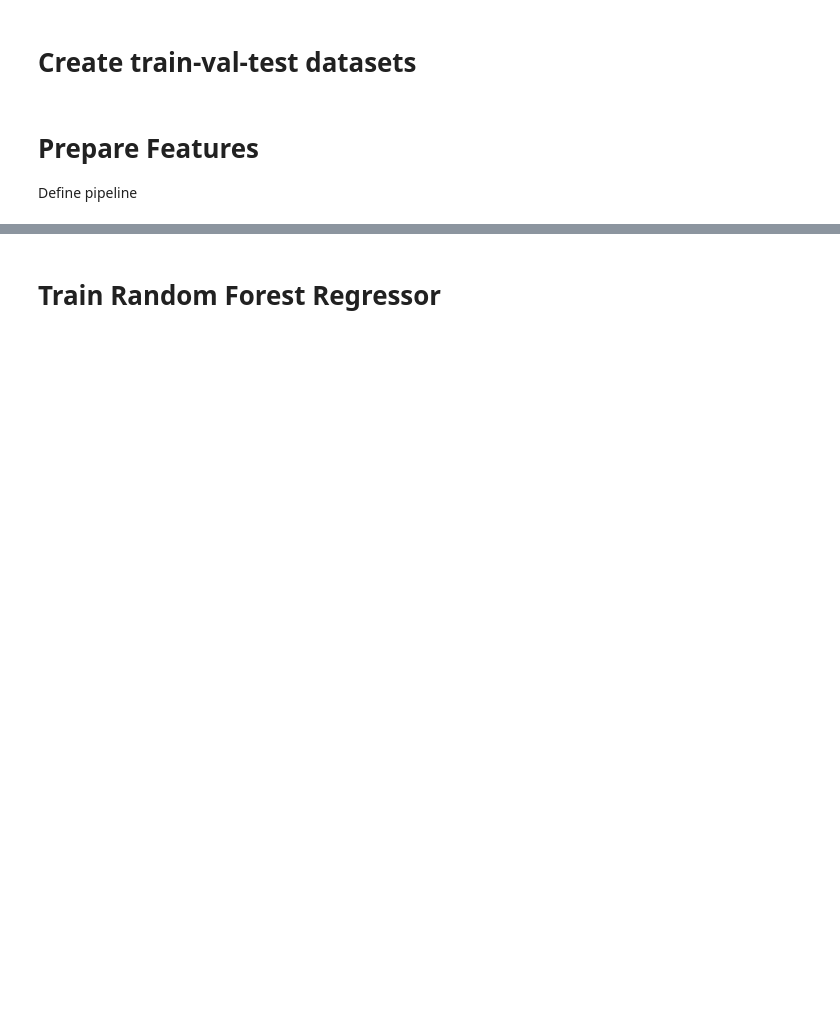
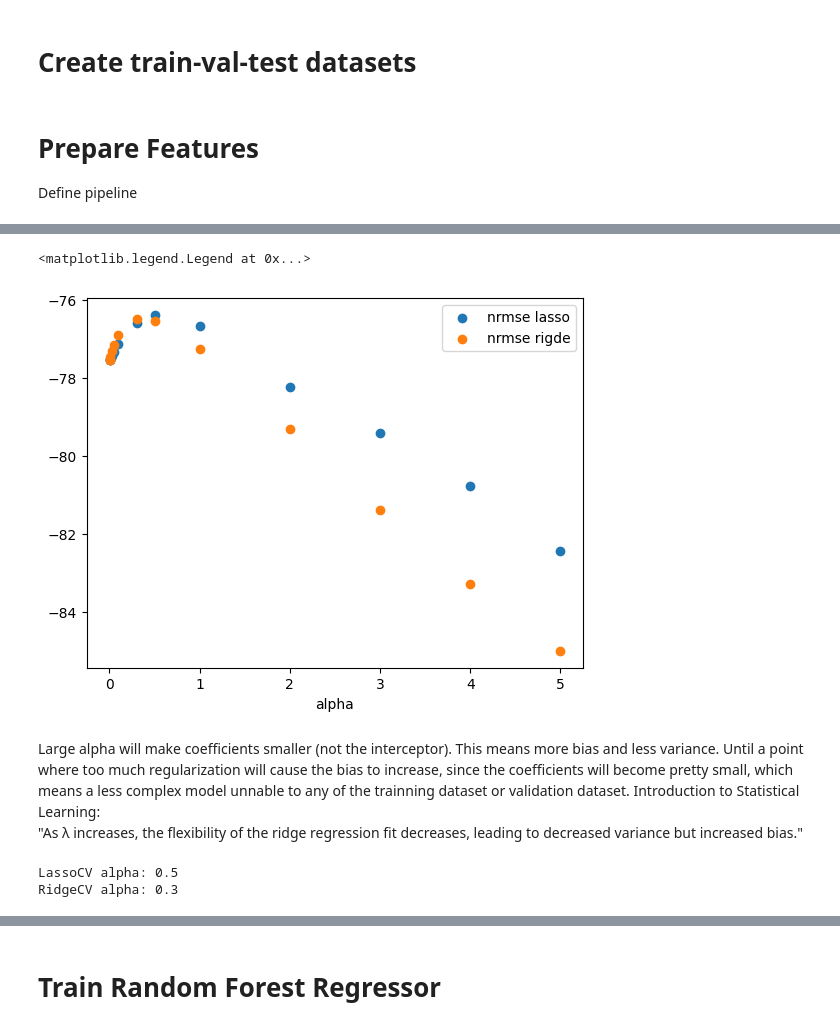
Before and after one commit to MarcosMJD/ml-fish-weight-predition, a Jupyter notebook: development/notebook.ipynb, the cells around one changed output, grey strips where cells are left out. Drawn from its saved outputs; the diff is of its cells as text; code cells hidden in the pictures; blank space fills up the shorter version.

```diff
--- a/development/notebook.ipynb
+++ b/development/notebook.ipynb
@@ -183,0 +444,10 @@ Define pipeline
+# %%
+# Keep cv=5 equals 20% for validation. ~25 samples for validation.
+# Trainning samples are already shuffled.
+# neg_root_mean_squared_error is just the negative of mean_squared_error. So the larger the better.
+scores = cross_val_score(train_pipeline, df_full_train, y_full_train, cv=5, scoring='neg_root_mean_squared_error')
+print(scores)
+cross_val_lin_reg = np.abs(scores.mean())
+print(f'mean(-rmse)={cross_val_lin_reg} std(-rmse)={scores.std()}')
+results["cross_val_lin_reg"] = cross_val_lin_reg
+results.T
@@ -183,0 +471,13 @@ Define pipeline
+# %%
+alphas = [5, 4, 3, 2, 1, 0.5, 0.3, 0.1, 0.05, 0.03, 0.01, 0.001, 0.0005]
+scores_lasso = []
+scores_ridge = []
+for alpha in alphas:
+  train_pipeline = make_pipeline(preprocessor, Lasso(fit_intercept=True, alpha=alpha, max_iter=100000))
+  scores = cross_val_score(train_pipeline, df_full_train, y_full_train, cv=5, scoring='neg_root_mean_squared_error')
+  scores_lasso.append((alpha,scores.mean()))
+  print(f'Lasso alpha={alpha} mean(-rmse)={scores.mean()} std(-rmse)={scores.std()}')
+  train_pipeline = make_pipeline(preprocessor, Ridge(fit_intercept=True, alpha=alpha, max_iter=100000))
+  scores = cross_val_score(train_pipeline, df_full_train, y_full_train, cv=5, scoring='neg_root_mean_squared_error')
+  scores_ridge.append((alpha, scores.mean()))
+  print(f'Ridge alpha={alpha} mean(-rmse)={scores.mean()} std(-rmse)={scores.std()}')
@@ -183,0 +502,5 @@ Define pipeline
+# %%
+results_lasso = pd.DataFrame(scores_lasso, columns=['alpha','nrmse']).sort_values('nrmse', ascending=False)
+best_lasso = results_lasso.iloc[0]
+results["cross_val_best_lasso"] = np.abs(best_lasso.nrmse)
+results.T
@@ -183,0 +518,5 @@ Define pipeline
+# %%
+results_ridge = pd.DataFrame(scores_ridge, columns=['alpha','nrmse']).sort_values('nrmse', ascending=False)
+best_ridge = results_ridge.iloc[0]
+results["cross_val_best_ridge"] = np.abs(best_ridge.nrmse)
+results.T
@@ -183,0 +534,26 @@ Define pipeline
+# %%
+plt.scatter(results_lasso["alpha"], results_lasso["nrmse"], label='nrmse lasso')
+plt.scatter(results_ridge["alpha"], results_ridge["nrmse"], label='nrmse rigde')
+plt.xlabel('alpha')
+plt.legend()
+# %% [output]
+<matplotlib.legend.Legend at 0x...>
+[figure, added]
+# %% [markdown]
+Large alpha will make coefficients smaller (not the interceptor). This means more bias and less variance. Until a point where too much regularization will cause the bias to increase, since the coefficients will become pretty small, which means a less complex model unnable to any of the trainning dataset or validation dataset.
+Introduction to Statistical Learning:
+"As λ increases, the flexibility of the ridge regression fit decreases, leading to decreased variance but increased bias."
+# %%
+# LassoCV will perform for each alpha, a crossvalidation (by default 5 folds)
+# LassoCV will be refitted on the full training dataset after finding the best combination of hyper-parameters.
+# R2 score is used. To use an alternative, use GridSearchCV with the corresponding estimator and score.
+train_pipeline = make_pipeline(preprocessor, LassoCV(fit_intercept=True, alphas=alphas, max_iter=100000))
+train_pipeline.fit(df_full_train, y_full_train)
+print(f'LassoCV alpha: { train_pipeline.named_steps["lassocv"].alpha_ }')
+
+train_pipeline = make_pipeline(preprocessor, RidgeCV(fit_intercept=True, alphas=alphas))
+train_pipeline.fit(df_full_train, y_full_train)
+print(f'RidgeCV alpha: { train_pipeline.named_steps["ridgecv"].alpha_ }')
+# %% [output]
+LassoCV alpha: 0.5
+RidgeCV alpha: 0.3
```
Also changed, not shown: parts of 86 cells of this notebook, 3 other files.
